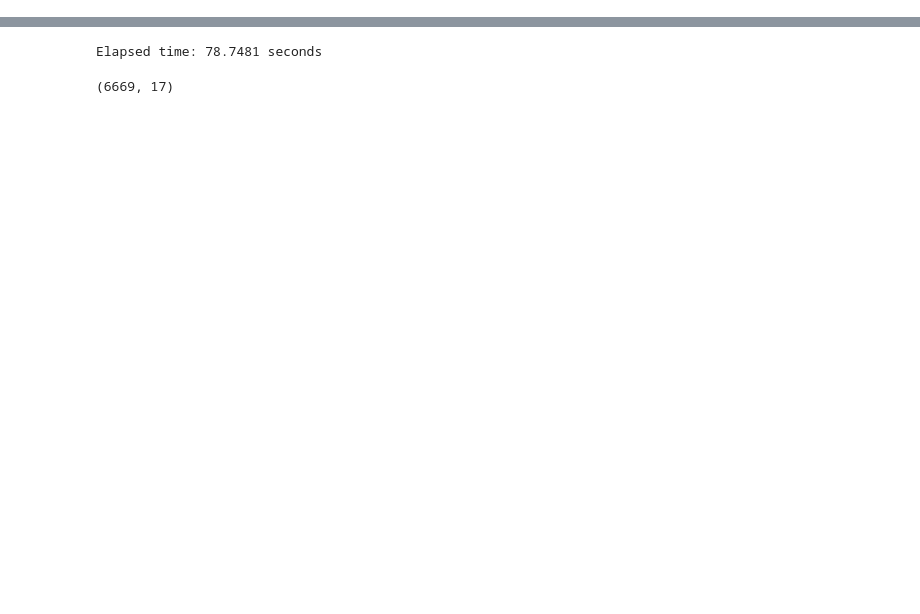
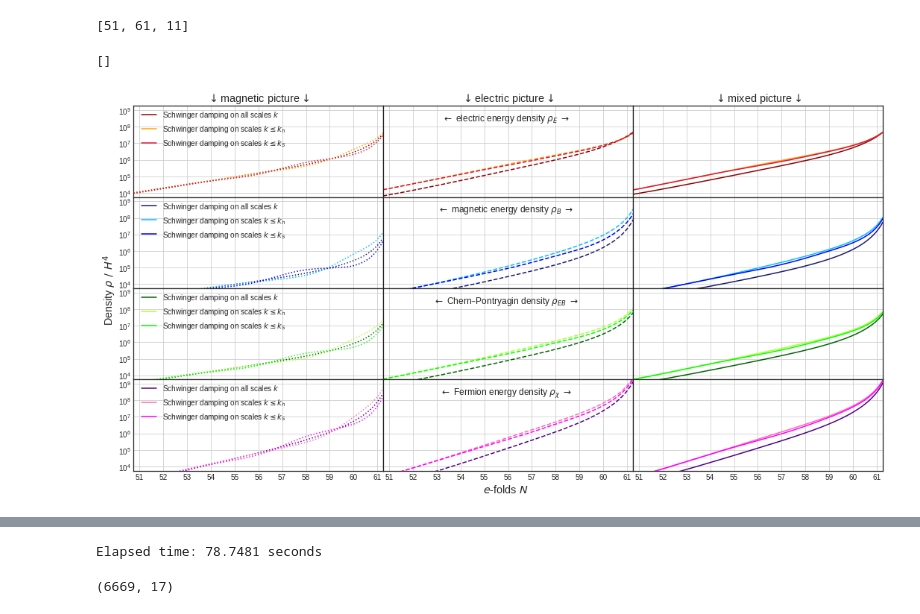
Before and after one commit to richard-von-eckardstein/GEFF, a Jupyter notebook: PlottingRevenge.ipynb, the cells around one changed output, grey strips where cells are left out. Drawn from its saved outputs; the diff is of its cells as text; code cells hidden in the pictures; blank space fills up the shorter version.

```diff
--- a/PlottingRevenge.ipynb
+++ b/PlottingRevenge.ipynb
@@ -124,0 +175,50 @@ plt.plot()
+# %%
+fig, ax = plt.subplots(len(pars)-1, len(models), figsize=(18,9), sharex=True, sharey=True)
+print(Nlim)
+for i in range(len(setups)):
+    s= setups[i]
+    for j in range(0, len(pars)-1):
+        p = pars[j+1]
+        for k in range(len(models)):
+            m = models[k]
+            ax[j,k].plot(results[s][m]["N"], results[s][m][p],
+                         color=styledic["color"][p][s], linestyle=styledic["marker"][m], label=labeldic[s])
+            ConfigurePlot(ax[j,k], Nlim[0], Nlim[1], limdic[p][0], limdic[p][1],
+                         nxtick=Nlim[2], nytick=limdic[p][2], yscale="log", minory=False)
+            ax[j,k].tick_params(axis="both", which="both", direction="in")
+            ax[j,k].xaxis.set_ticks_position("both")
+            ax[j,k].yaxis.set_ticks_position("both")
+            ax[j,k].grid(True)
+            ax[0,k].set_title(r"$\downarrow$" + labeldic[m] + r"$\downarrow$", fontsize="x-large")
+        lines_labels = [ax[j,2].get_legend_handles_labels()]
+        lines, labels = [sum(lol, []) for lol in zip(*lines_labels)]
+        ax[j,0].legend(lines, labels, loc=(0.02, 0.5), frameon=False)
+
+
+fig.text(0.51, 0.85, r"$\leftarrow$ electric energy density $\rho_E$ $\rightarrow$",
+         horizontalalignment="center",
+        fontsize="large")
+fig.text(0.51, 0.661, r"$\leftarrow$ magnetic energy density $\rho_B$ $\rightarrow$",
+         horizontalalignment="center",
+        fontsize="large")
+fig.text(0.51, 0.472, r"$\leftarrow$ Chern–Pontryagin density $\rho_{EB}$ $\rightarrow$",
+         horizontalalignment="center",
+        fontsize="large")
+fig.text(0.51, 0.283, r"$\leftarrow$ Fermion energy density $\rho_\chi$ $\rightarrow$",
+         horizontalalignment="center",
+        fontsize="large")
+
+fig.text(0.51, 0.08, r"$e$-folds $N$", horizontalalignment="center", fontsize="x-large")
+
+plt.subplots_adjust(hspace=0, wspace=0)
+fig.text(0.1, 0.5, r"Density $\rho \ / \ H^4$", rotation="vertical",
+         horizontalalignment="center", verticalalignment="center",
+        fontsize="x-large")
+lines_labels = [ax[0,2].get_legend_handles_labels()]
+lines, labels = [sum(lol, []) for lol in zip(*lines_labels)]
+ax[0,0].legend(lines, labels, loc=(0.02, 0.5), frameon=False)#, loc=(0.085, 0.11))
+plt.plot()
+# %% [output]
+[51, 61, 11]
+[]
+[figure, added]
```
Also changed, not shown: parts of 6 cells of this notebook, 4 other files.
